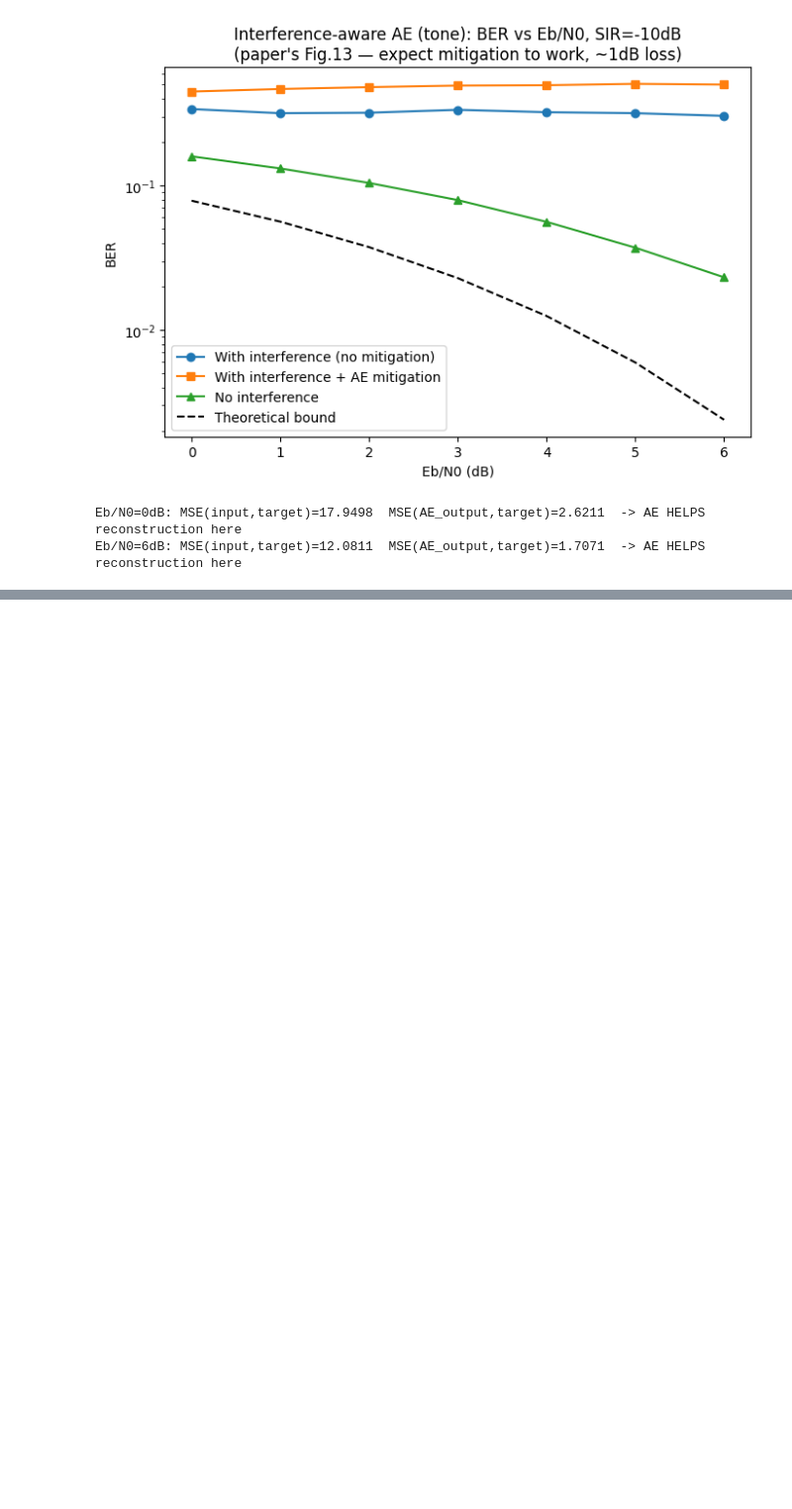
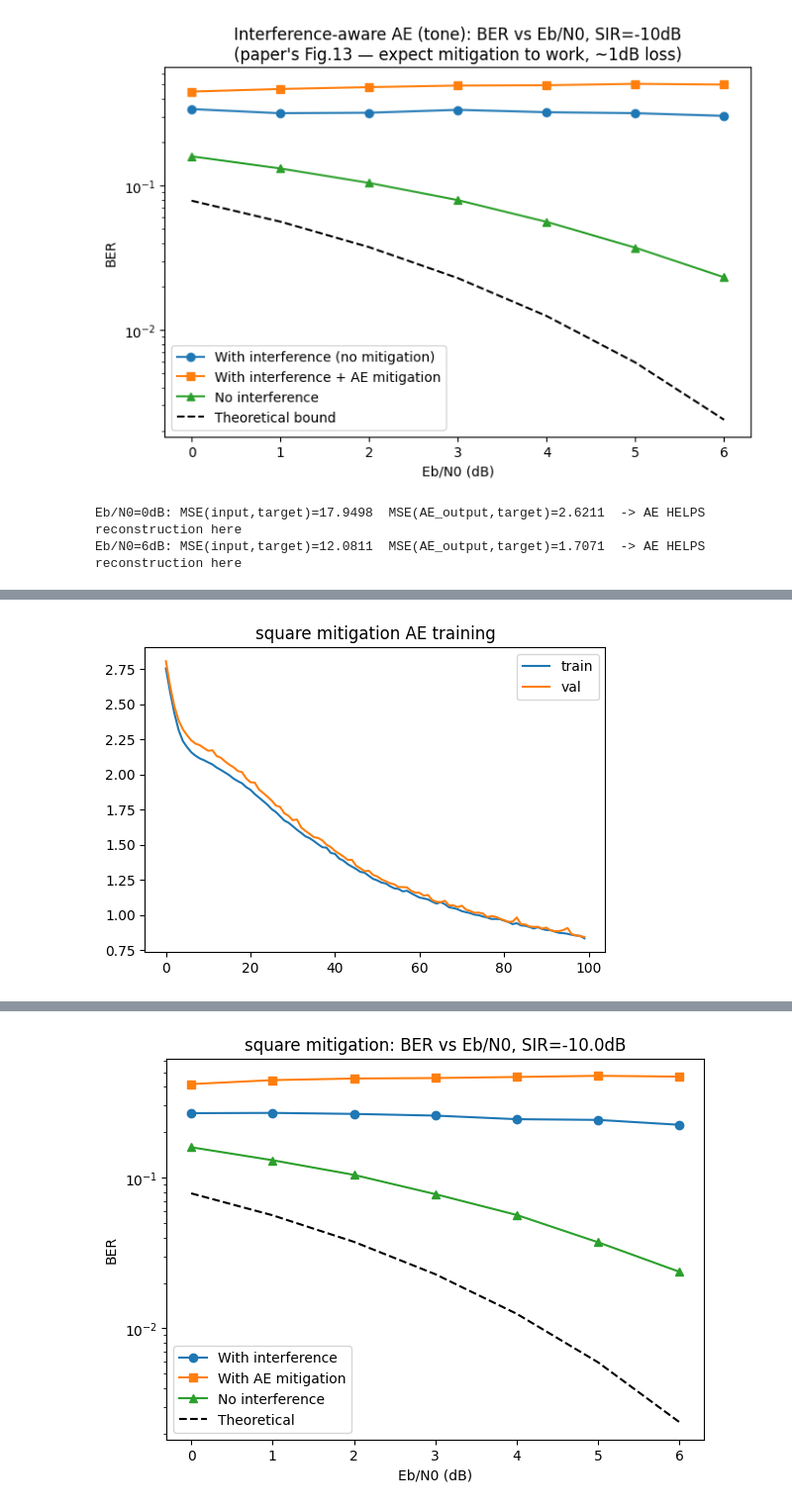
Before and after one commit to Evenjlin/deep-space-interference-ml, a Jupyter notebook: notebooks/08_mitigation_autoencoder.ipynb, the cells around one changed output, grey strips where cells are left out. Shown at 99% size. Cells and saved outputs as stored; diff of their text form; code cells hidden in the pictures; blank space fills up the shorter version.

Commit message:
Step 8c: square and chirp interference-aware mitigation - cross-validates MSE/BER disconnect (L5)

```diff
--- a/notebooks/08_mitigation_autoencoder.ipynb
+++ b/notebooks/08_mitigation_autoencoder.ipynb
@@ -578,0 +659,73 @@ Eb/N0=6dB: MSE(input,target)=12.0811  MSE(AE_output,target)=1.7071  -> AE HELPS
+# %%
+# Cell 10 — reusable interference-aware mitigation training + BER evaluation
+def run_mitigation_experiment(interference_type, cfg, rng, device, n_symbols=1024,
+                                snr_range=(-15, 30), sir_range=(-10, 30),
+                                m_train=1500, m_val=400, sir_db_test=-10.0,
+                                ebn0_range=(0,1,2,3,4,5,6), n_trials=100):
+    print(f"\n{'='*20} {interference_type.upper()} {'='*20}")
+
+    # Data
+    X_train = np.stack([make_mitigation_pair(cfg, n_symbols, snr_range, sir_range, interference_type, rng)[0] for _ in range(m_train)])
+    Y_train = np.stack([make_mitigation_pair(cfg, n_symbols, snr_range, sir_range, interference_type, rng)[1] for _ in range(m_train)])
+    X_val = np.stack([make_mitigation_pair(cfg, n_symbols, snr_range, sir_range, interference_type, rng)[0] for _ in range(m_val)])
+    Y_val = np.stack([make_mitigation_pair(cfg, n_symbols, snr_range, sir_range, interference_type, rng)[1] for _ in range(m_val)])
+    identity_mse = np.mean((X_train - Y_train) ** 2)
+    print(f"X_train: {X_train.shape}  Identity baseline MSE: {identity_mse:.4f}")
+
+    # Quick sanity check (lighter than full debug ladder -- recipe already validated for tone)
+    model = MitigationAutoencoder(n_stages=2, n_hidden=32).to(device)
+    tiny_out = model(torch.tensor(X_train[:8], device=device))
+    tiny_loss = torch.nn.functional.mse_loss(tiny_out, torch.tensor(Y_train[:8], device=device)).item()
+    print(f"Sanity check -- first-pass loss: {tiny_loss:.4f} (expect near identity baseline {identity_mse:.4f})")
+    assert abs(tiny_loss - identity_mse) < identity_mse, "Loss far from identity baseline -- residual connection may not be active, STOP and investigate"
+
+    # Training
+    model = MitigationAutoencoder(n_stages=2, n_hidden=32)
+    model, history = train_mitigation_ae(model, X_train, Y_train, X_val, Y_val, device,
+                                           epochs=100, batch_size=32, lr=3e-5, patience=15)
+    print(f"Final val_loss: {history['val_loss'][-1]:.4f}  (vs identity {identity_mse:.4f})")
+
+    plt.figure(figsize=(6,4))
+    plt.plot(history["train_loss"], label="train"); plt.plot(history["val_loss"], label="val")
+    plt.title(f"{interference_type} mitigation AE training"); plt.legend()
+    plt.savefig(f"figures/mitigation_ae_{interference_type}_training.png", dpi=150)
+    plt.show()
+    torch.save(model.state_dict(), f"checkpoints/mitigation_ae_{interference_type}.pt")
+
+    # BER evaluation
+    ber_rows = []
+    for ebn0_db in ebn0_range:
+        snr_db = ebn0_db - 10*np.log10(cfg.NSPS)
+        ber_int, ber_mit, ber_clean = [], [], []
+        for _ in range(n_trials):
+            d = mix_signal(cfg, n_symbols, rng, interference_type=interference_type, contamination=1.0,
+                            sir_db_range=(sir_db_test, sir_db_test), snr_db_range=(snr_db, snr_db), apply_shift=False)
+            ber_int.append(matched_filter_ber(d["x"], d["bits"], cfg, n_symbols, d["fd"], d["phi_m"], d["k_shift"]))
+            x_mit = ae_denoise(d["x"], model, device)
+            ber_mit.append(matched_filter_ber(x_mit, d["bits"], cfg, n_symbols, d["fd"], d["phi_m"], d["k_shift"]))
+            d_clean = mix_signal(cfg, n_symbols, rng, interference_type=interference_type, contamination=0.0,
+                                  snr_db_range=(snr_db, snr_db), apply_shift=False)
+            ber_clean.append(matched_filter_ber(d_clean["x"], d_clean["bits"], cfg, n_symbols, d_clean["fd"], d_clean["phi_m"], d_clean["k_shift"]))
+        ber_rows.append({"ebn0_db": ebn0_db, "ber_with_interference": np.mean(ber_int),
+                          "ber_mitigated": np.mean(ber_mit), "ber_no_interference": np.mean(ber_clean),
+                          "ber_theoretical": theoretical_ber(ebn0_db)})
+        print(f"Eb/N0={ebn0_db}dB  interference={np.mean(ber_int):.4f}  mitigated={np.mean(ber_mit):.4f}  clean={np.mean(ber_clean):.4f}")
+
+    ber_df = pd.DataFrame(ber_rows)
+    ber_df.to_csv(f"results/step8c_{interference_type}_mitigation_ber.csv", index=False)
+
+    plt.figure(figsize=(7,5))
+    plt.semilogy(ber_df["ebn0_db"], ber_df["ber_with_interference"], marker='o', label="With interference")
+    plt.semilogy(ber_df["ebn0_db"], ber_df["ber_mitigated"], marker='s', label="With AE mitigation")
+    plt.semilogy(ber_df["ebn0_db"], ber_df["ber_no_interference"], marker='^', label="No interference")
+    plt.semilogy(ber_df["ebn0_db"], ber_df["ber_theoretical"], linestyle='--', color='black', label="Theoretical")
+    plt.title(f"{interference_type} mitigation: BER vs Eb/N0, SIR={sir_db_test}dB")
+    plt.xlabel("Eb/N0 (dB)"); plt.ylabel("BER"); plt.legend()
+    plt.savefig(f"figures/step8c_{interference_type}_mitigation_ber.png", dpi=150)
+    plt.show()
+
+    return model, history, ber_df
+
+# Run for SQUARE first
+model_mit_square, history_mit_square, ber_df_square = run_mitigation_experiment("square", cfg, rng, device)
+# %% [output]
@@ -578,0 +749 @@ Eb/N0=6dB: MSE(input,target)=12.0811  MSE(AE_output,target)=1.7071  -> AE HELPS
+[figure, added]
@@ -578,0 +757 @@ Eb/N0=6dB: MSE(input,target)=12.0811  MSE(AE_output,target)=1.7071  -> AE HELPS
+[figure, added]
```
Also changed, not shown: parts of 7 cells of this notebook.
